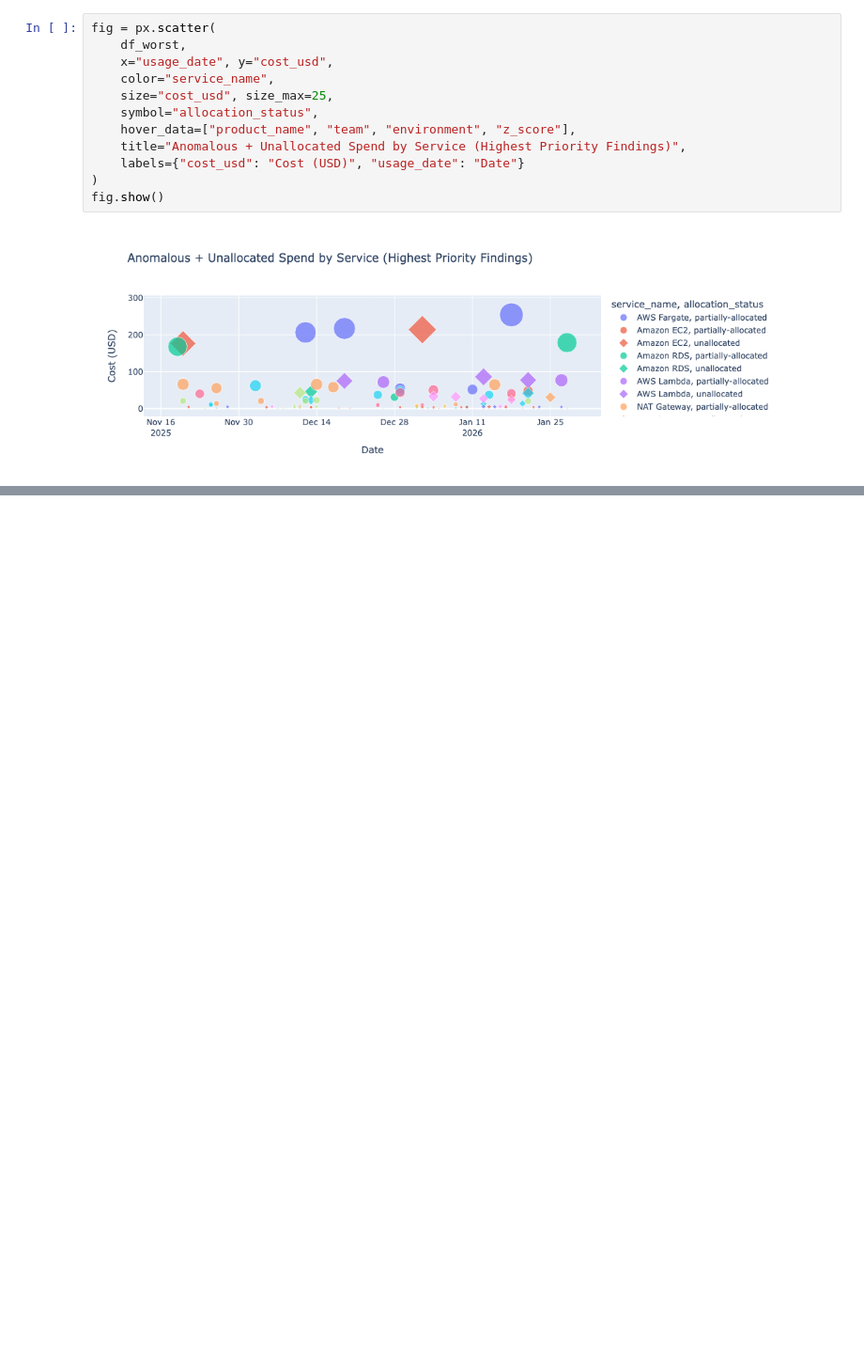
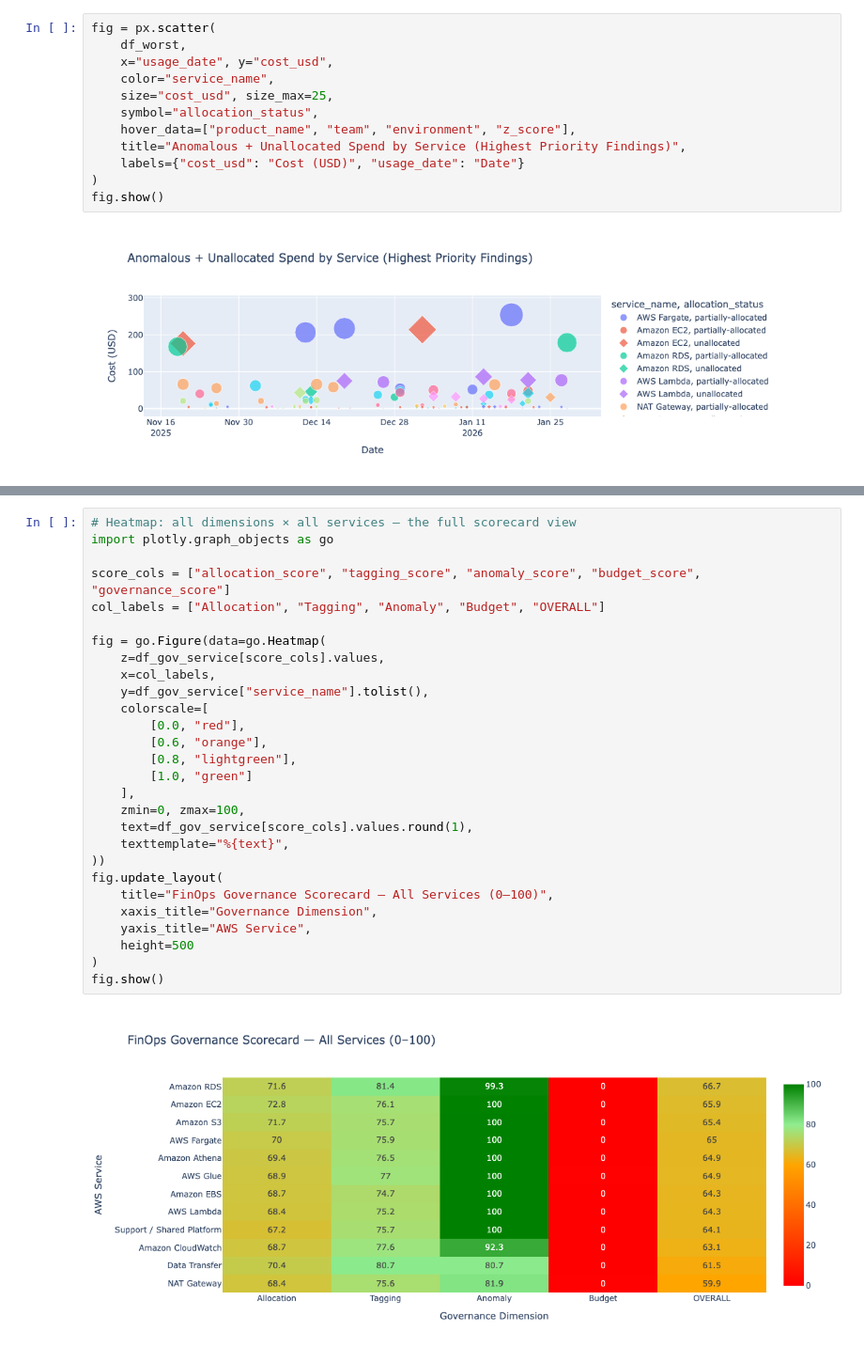
Before and after one commit to marvinmills/finops-dojo-lab, a Jupyter notebook: 01-aws-ai-saas-case/analysis/analysis2.ipynb, the cells around one changed output, grey strips where cells are left out. Shown at 94% size. Drawn from its saved outputs; the diff is of its cells as text; blank space fills up the shorter version.

```diff
--- a/01-aws-ai-saas-case/analysis/analysis2.ipynb
+++ b/01-aws-ai-saas-case/analysis/analysis2.ipynb
@@ -2497,0 +2760,30 @@ fig.show()
+# %%
+# Heatmap: all dimensions × all services — the full scorecard view
+import plotly.graph_objects as go
+
+score_cols = ["allocation_score", "tagging_score", "anomaly_score", "budget_score", "governance_score"]
+col_labels = ["Allocation", "Tagging", "Anomaly", "Budget", "OVERALL"]
+
+fig = go.Figure(data=go.Heatmap(
+    z=df_gov_service[score_cols].values,
+    x=col_labels,
+    y=df_gov_service["service_name"].tolist(),
+    colorscale=[
+        [0.0, "red"],
+        [0.6, "orange"],
+        [0.8, "lightgreen"],
+        [1.0, "green"]
+    ],
+    zmin=0, zmax=100,
+    text=df_gov_service[score_cols].values.round(1),
+    texttemplate="%{text}",
+))
+fig.update_layout(
+    title="FinOps Governance Scorecard — All Services (0–100)",
+    xaxis_title="Governance Dimension",
+    yaxis_title="AWS Service",
+    height=500
+)
+fig.show()
+# %% [output]
+[figure, added]
```
Also changed, not shown: parts of 14 cells of this notebook.
